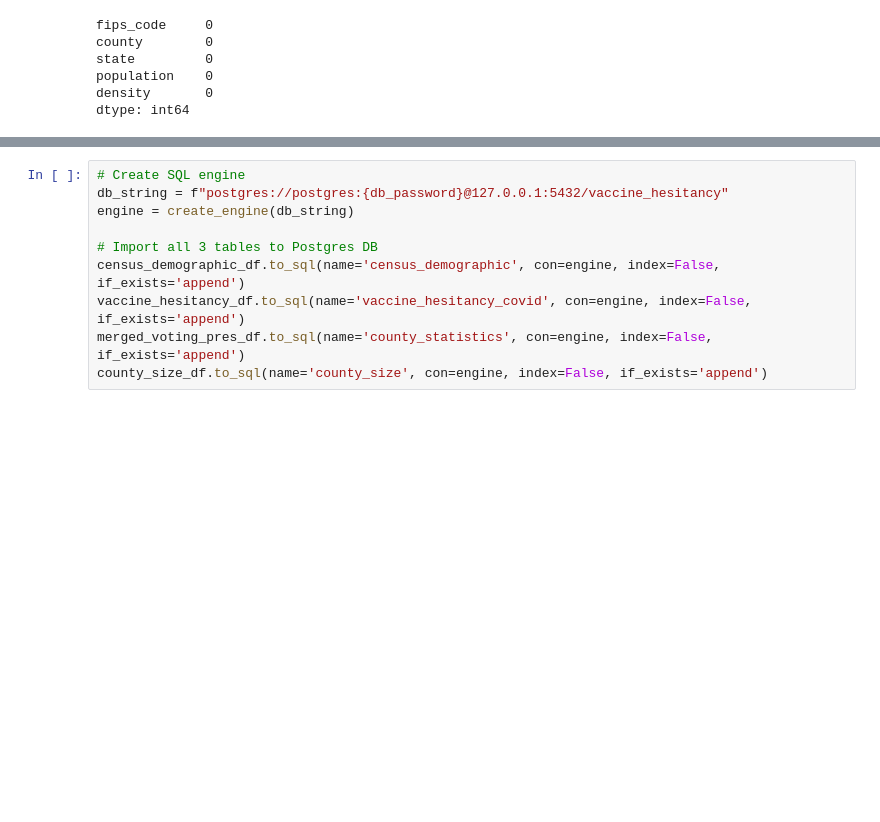
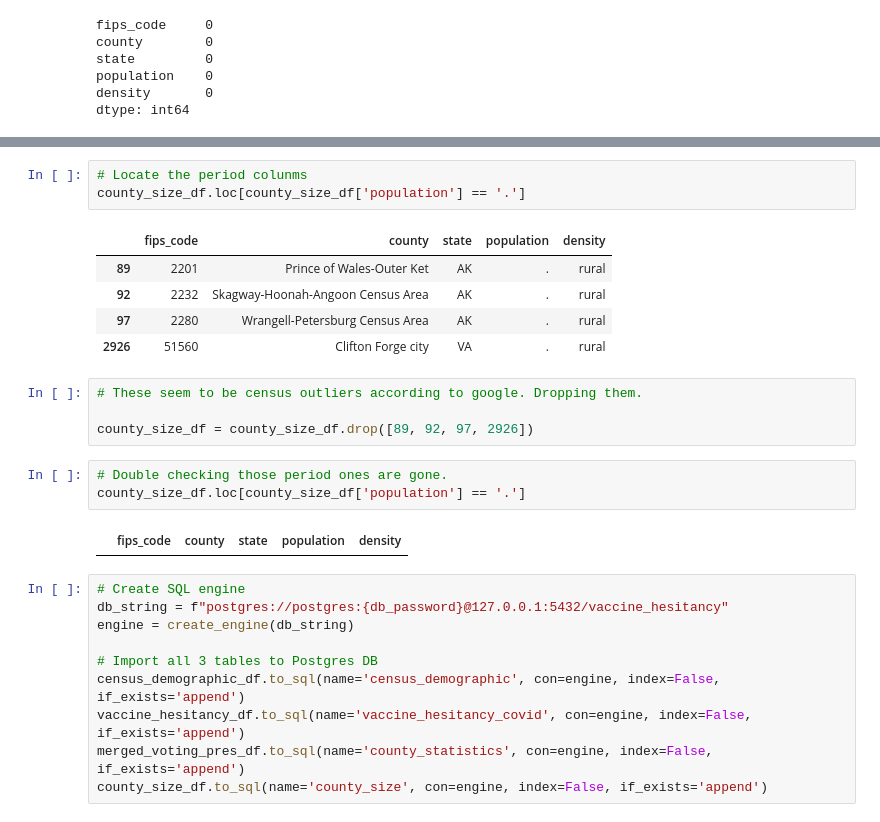
Before and after one commit to jbalooshie/covid-19-vaccine-hesitancy, a Jupyter notebook: Vaccine_Hesitancy_Data_Exploration.ipynb, the cells around one changed output, grey strips where cells are left out. Drawn from its saved outputs; the diff is of its cells as text; blank space fills up the shorter version.

```diff
--- a/Vaccine_Hesitancy_Data_Exploration.ipynb
+++ b/Vaccine_Hesitancy_Data_Exploration.ipynb
@@ -622,3 +660,21 @@ dtype: int64
+# %%
+# Locate the period colunms
+county_size_df.loc[county_size_df['population'] == '.']
+# %% [output]
+|  | fips_code | county | state | population | density |
+| 89 | 2201 | Prince of Wales-Outer Ket | AK | . | rural |
+| 92 | 2232 | Skagway-Hoonah-Angoon Census Area | AK | . | rural |
+| 97 | 2280 | Wrangell-Petersburg Census Area | AK | . | rural |
+| 2926 | 51560 | Clifton Forge city | VA | . | rural |
+# %%
+# These seem to be census outliers according to google. Dropping them.
+
+county_size_df = county_size_df.drop([89, 92, 97, 2926])
+# %%
+# Double checking those period ones are gone.
+county_size_df.loc[county_size_df['population'] == '.']
+# %% [output]
+|  | fips_code | county | state | population | density |
 # %%
 # Create SQL engine
 db_string = f"postgres://postgres:{db_password}@127.0.0.1:5432/vaccine_hesitancy"
```
Also changed, not shown: parts of 3 cells of this notebook, 3 other files.
